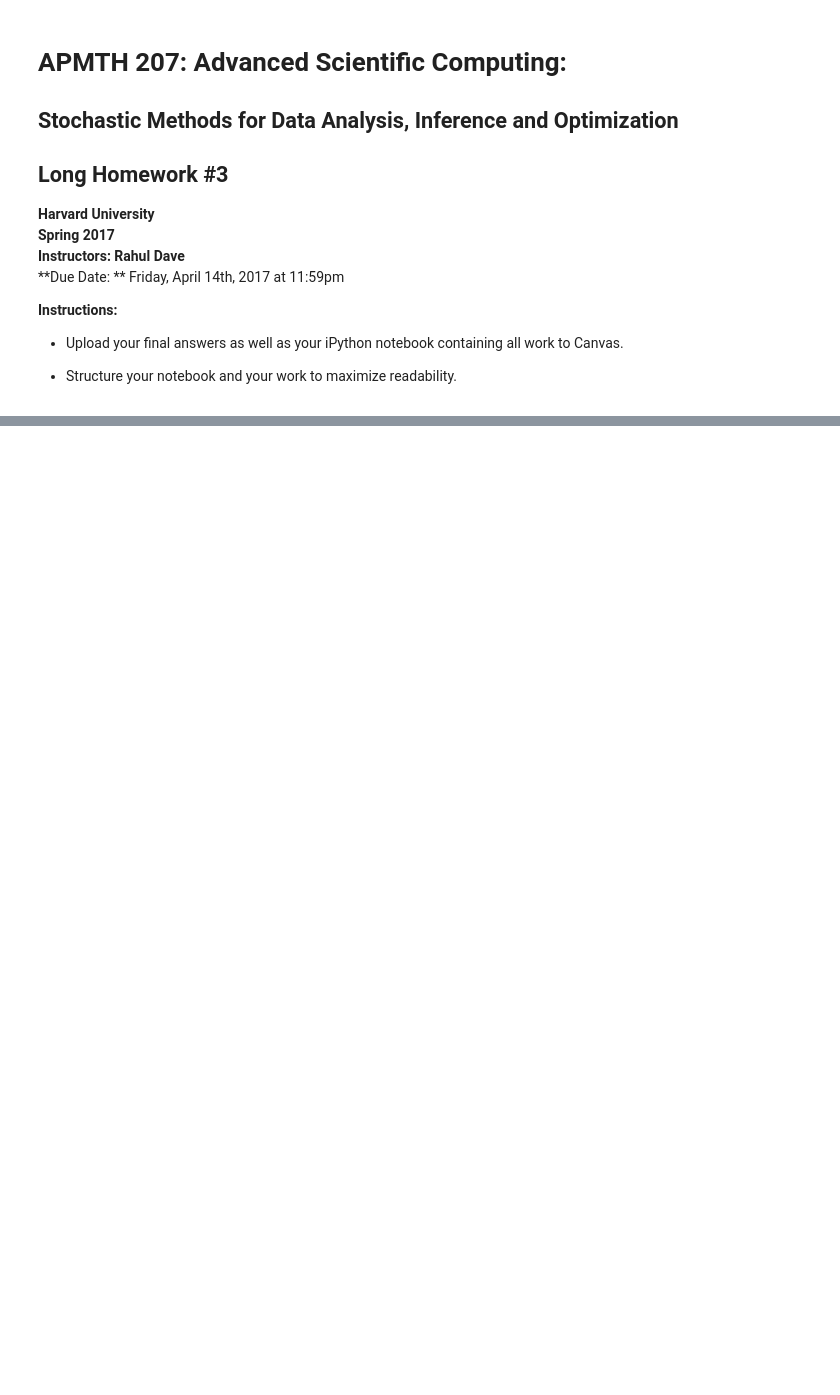
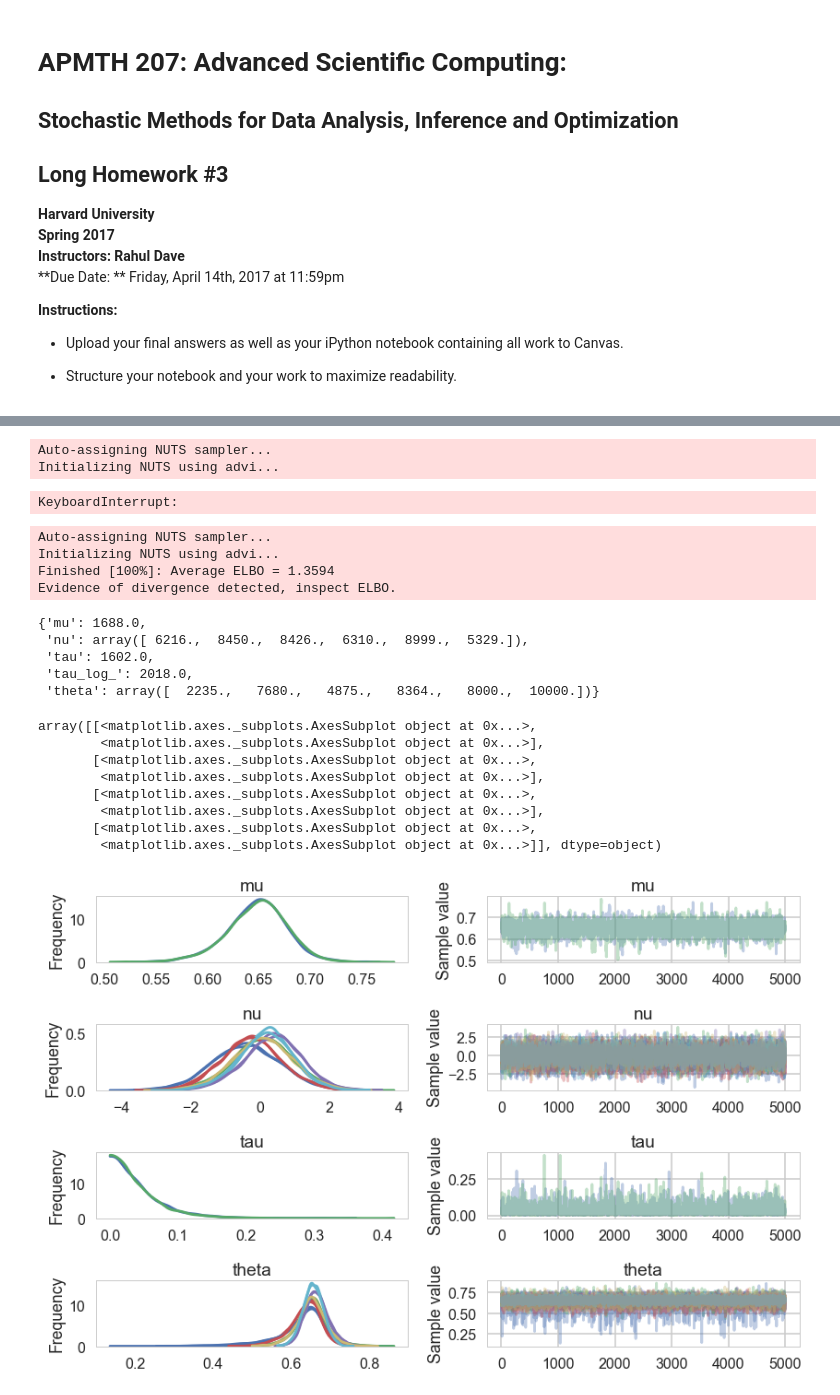
Before and after one commit to nikhilaravi/am207, a Jupyter notebook: long_hwk_3/Long_HW3.ipynb, the cells around one changed output, grey strips where cells are left out. Cells and saved outputs as stored; diff of their text form; code cells hidden in the pictures; blank space fills up the shorter version.

```diff
--- a/long_hwk_3/Long_HW3.ipynb
+++ b/long_hwk_3/Long_HW3.ipynb
@@ -110,0 +175,5 @@ Propose a model, that addresses the weakness of your approach in Part C, for the
+# %%
+# number of unique restarants:
+unique_restaurants = reviews['rid'].unique()
+num_restaurants = len(unique_restaurants)
+print('num restaurants: ', num_restaurants)
@@ -110,0 +186,24 @@ Propose a model, that addresses the weakness of your approach in Part C, for the
+# %%
+restaurant = unique_restaurants[20]
+restaurant_reviews = reviews[reviews['rid'] == restaurant]
+food = restaurant_reviews[restaurant_reviews['topic'] == 0]
+service = restaurant_reviews[restaurant_reviews['topic'] == 1]
+
+# food
+food_shape = food.shape[0]
+sigma_j_food = np.sqrt(food['var']/food['count'])
+y_j_food = food['mean']
+n_j_food = food['count']
+
+# service
+service_shape = service.shape[0]
+sigma_j_service = np.sqrt(service['var']/service['count'])
+y_j_service = service['mean']
+n_j_service = service['count']
+# %%
+with pm.Model() as restaurant_food:
+    mu = pm.Normal('mu', mu=0.5, sd=0.25) # prior on a probability
+    tau = pm.HalfCauchy('tau', beta=2)
+    nu = pm.Normal('nu', mu=0, sd=1, shape=food_shape)
+    theta = pm.Deterministic('theta', mu + tau * nu)
+    obs = pm.Normal('obs', mu=theta, sd=sigma_j_food, observed=y_j_food)
@@ -110,0 +217,36 @@ Propose a model, that addresses the weakness of your approach in Part C, for the
+# %%
+with restaurant_food:
+    step = pm.NUTS(target_accept=0.95)
+    trace_food = pm.sample(5000, njobs=2,progressbar=True)
+# %% [output]
+Auto-assigning NUTS sampler...
+Initializing NUTS using advi...
+KeyboardInterrupt:
+# %%
+with restaurant_service:
+    trace_service = pm.sample(5000, njobs=2)
+# %% [output]
+Auto-assigning NUTS sampler...
+Initializing NUTS using advi...
+Finished [100%]: Average ELBO = 1.3594
+Evidence of divergence detected, inspect ELBO.
+# %%
+pm.diagnostics.effective_n(trace_food)
+# %% [output]
+{'mu': 1688.0,
+ 'nu': array([ 6216.,  8450.,  8426.,  6310.,  8999.,  5329.]),
+ 'tau': 1602.0,
+ 'tau_log_': 2018.0,
+ 'theta': array([  2235.,   7680.,   4875.,   8364.,   8000.,  10000.])}
+# %%
+pm.traceplot(trace_food)
+# %% [output]
+array([[<matplotlib.axes._subplots.AxesSubplot object at 0x...>,
+        <matplotlib.axes._subplots.AxesSubplot object at 0x...>],
+       [<matplotlib.axes._subplots.AxesSubplot object at 0x...>,
+        <matplotlib.axes._subplots.AxesSubplot object at 0x...>],
+       [<matplotlib.axes._subplots.AxesSubplot object at 0x...>,
+        <matplotlib.axes._subplots.AxesSubplot object at 0x...>],
+       [<matplotlib.axes._subplots.AxesSubplot object at 0x...>,
+        <matplotlib.axes._subplots.AxesSubplot object at 0x...>]], dtype=object)
+[figure, added]
```
Also changed, not shown: parts of 33 cells of this notebook.
